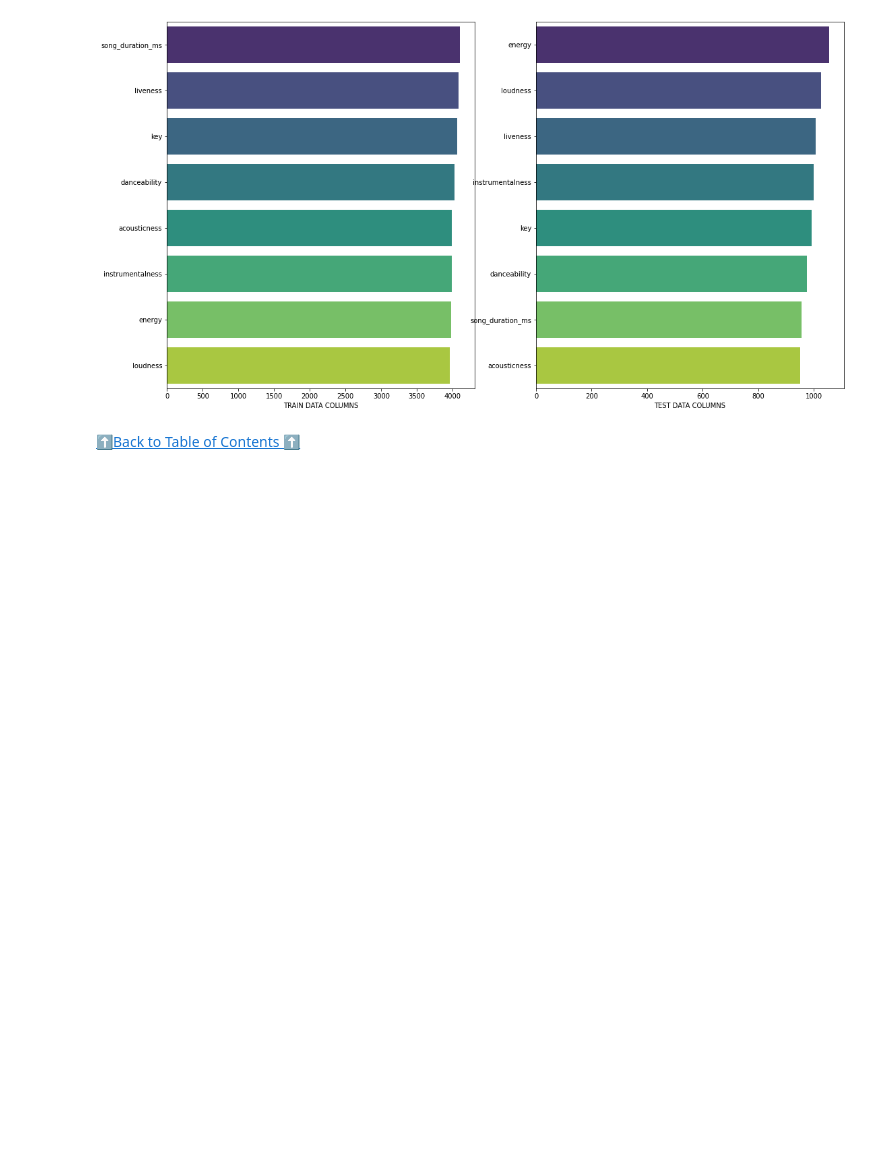
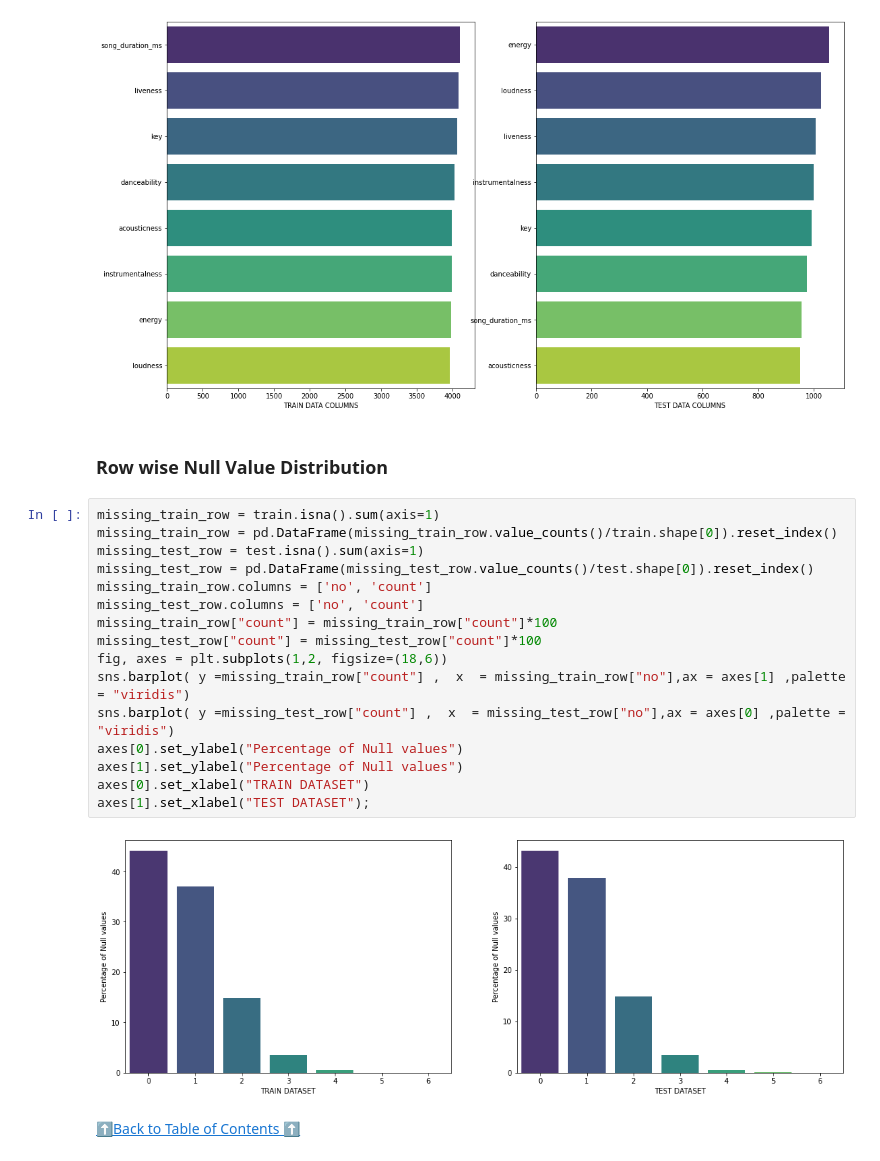
Before and after one commit to sanskar-hasija/kaggle, a Jupyter notebook: song-popularity-prediction-eda-modeling.ipynb, the cells around one changed output. Cells and saved outputs as stored; diff of their text form; blank space fills up the shorter version.

```diff
--- a/song-popularity-prediction-eda-modeling.ipynb
+++ b/song-popularity-prediction-eda-modeling.ipynb
@@ -377,6 +385,27 @@ axes[0].set_xlabel("TRAIN DATA COLUMNS")
 axes[1].set_xlabel("TEST DATA COLUMNS");
 # %% [output]
 [figure]
+# %% [markdown]
+<a id="4.7.2"></a>
+### Row wise Null Value Distribution
+# %%
+missing_train_row = train.isna().sum(axis=1)
+missing_train_row = pd.DataFrame(missing_train_row.value_counts()/train.shape[0]).reset_index()
+missing_test_row = test.isna().sum(axis=1)
+missing_test_row = pd.DataFrame(missing_test_row.value_counts()/test.shape[0]).reset_index()
+missing_train_row.columns = ['no', 'count']
+missing_test_row.columns = ['no', 'count']
+missing_train_row["count"] = missing_train_row["count"]*100
+missing_test_row["count"] = missing_test_row["count"]*100
+fig, axes = plt.subplots(1,2, figsize=(18,6))
+sns.barplot( y =missing_train_row["count"] ,  x  = missing_train_row["no"],ax = axes[1] ,palette = "viridis")
+sns.barplot( y =missing_test_row["count"] ,  x  = missing_test_row["no"],ax = axes[0] ,palette = "viridis")
+axes[0].set_ylabel("Percentage of Null values")
+axes[1].set_ylabel("Percentage of Null values")
+axes[0].set_xlabel("TRAIN DATASET")
+axes[1].set_xlabel("TEST DATASET");
+# %% [output]
+[figure, added]
 # %% [markdown]
 <a href="#toc" role="button" aria-pressed="true" >⬆️Back to Table of Contents ⬆️</a>
 # %% [markdown]
```
Also changed, not shown: parts of 3 cells of this notebook.
